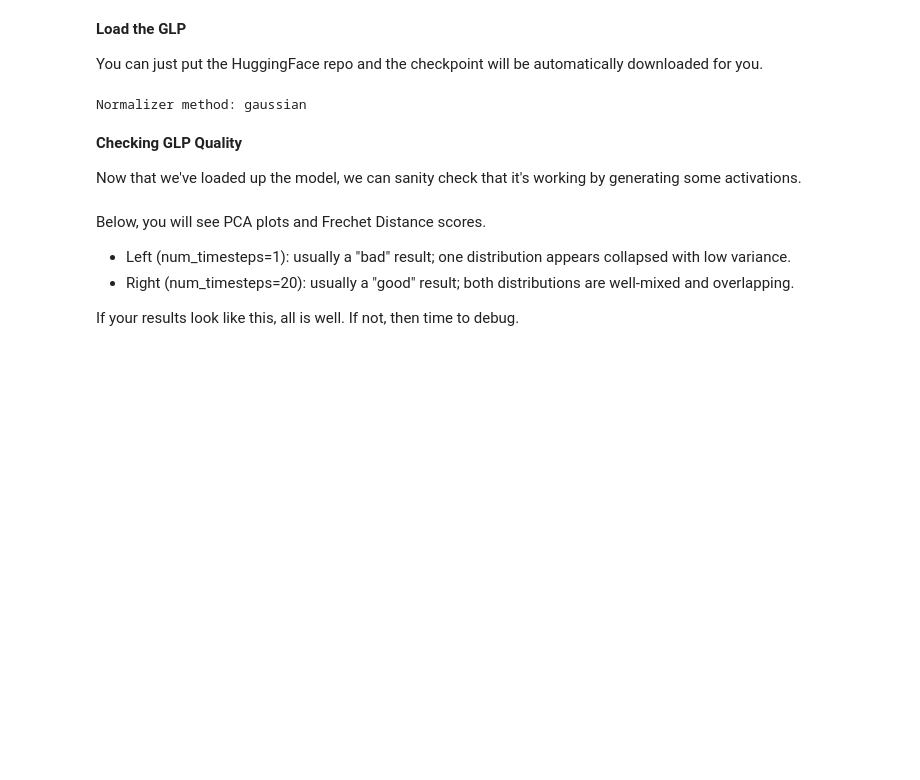
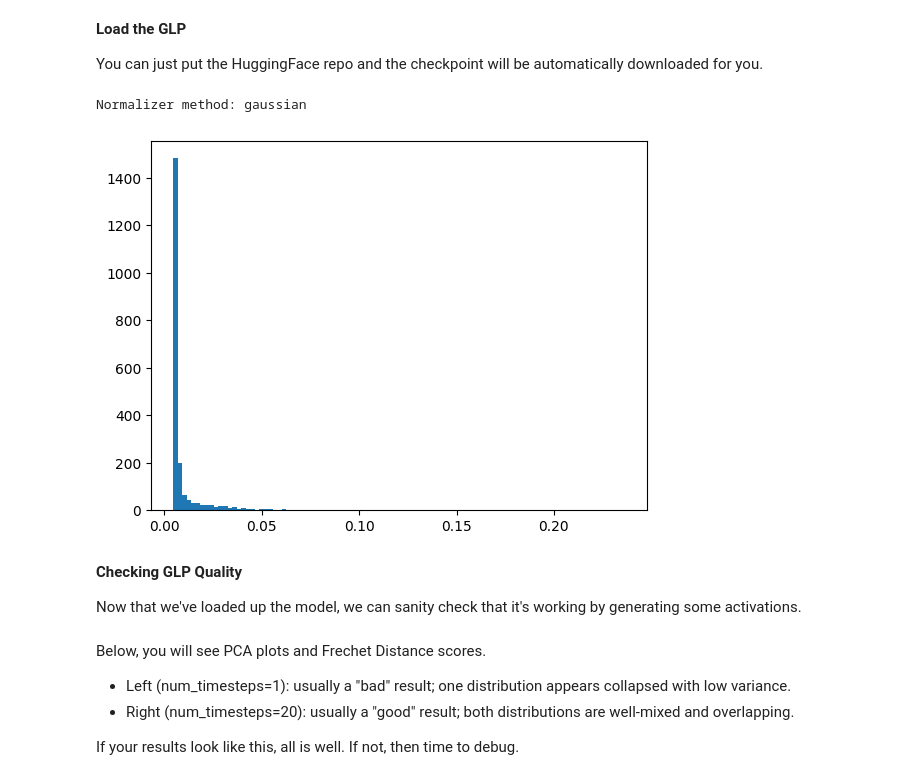
Before and after one commit to PQHSGS/GLP, a Jupyter notebook: glp_demo.ipynb, the cells around one changed output. Saved outputs shown, nothing was run; the diff lists cells and outputs as text; code cells hidden in the pictures; blank space fills up the shorter version.

```diff
--- a/glp_demo.ipynb
+++ b/glp_demo.ipynb
@@ -32,6 +33,11 @@ embedding_dim = model.denoiser.model.d_input
 print(f"Normalizer method: {getattr(model.normalizer, 'normalization_method', 'gaussian')}")
 # %% [output]
 Normalizer method: gaussian
+# %%
+plt.hist(var.cpu().numpy(), bins=100)
+plt.show()
+# %% [output]
+[figure, added]
 # %% [markdown]
 **Checking GLP Quality**
 
```
Also changed, not shown: parts of 4 cells of this notebook, 4 other files.
